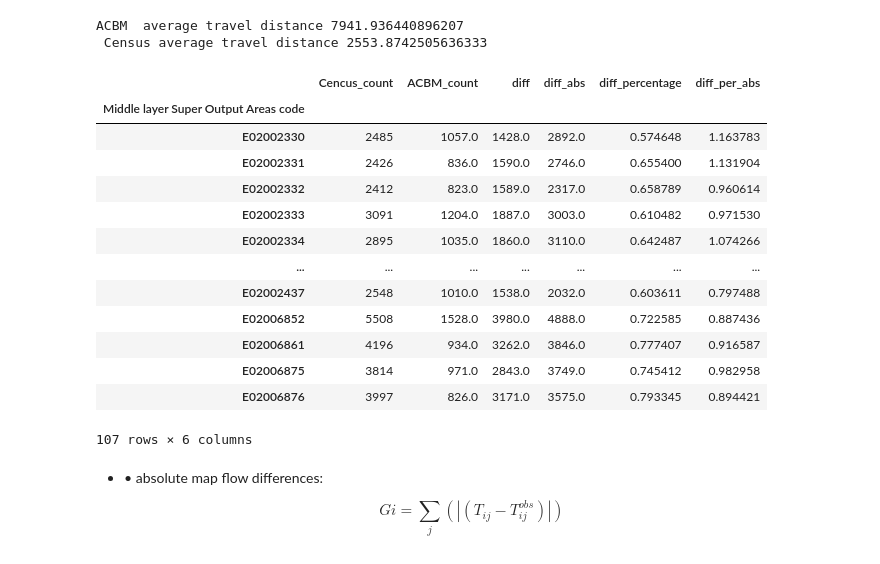
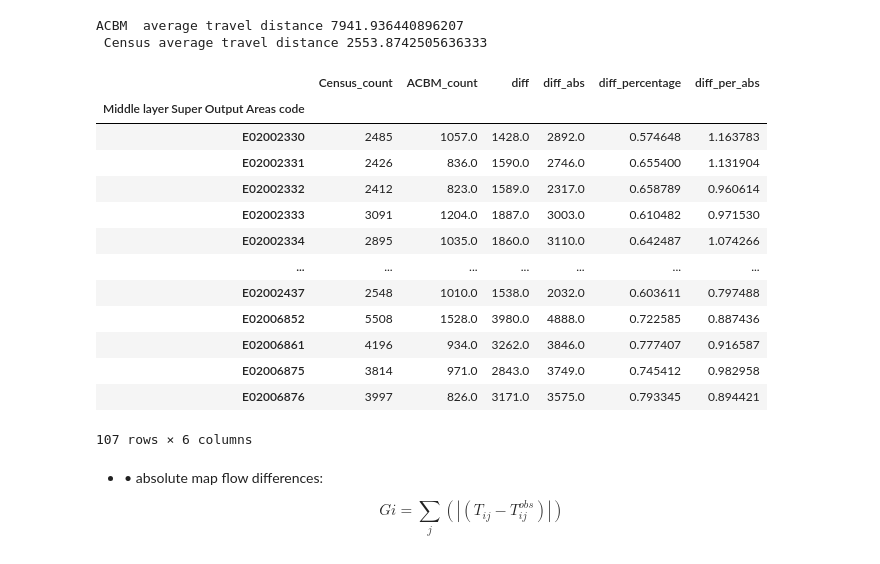
Before and after one commit to Urban-Analytics-Technology-Platform/acbm, a Jupyter notebook: notebooks/Validation_AcBM_with_Census.ipynb, the cells around one changed output. Cells and saved outputs as stored; diff of their text form; code cells hidden in the pictures.

Commit message:
rename&correct typo

```diff
--- a/notebooks/Validation_AcBM_with_Cencus.ipynb
+++ b/notebooks/Validation_AcBM_with_Census.ipynb
@@ -266,9 +281,9 @@ The MAE value is:  2.8038680381288548
 # %%
 # Read the census data at OA level
 
-Cencus21_MSOA = pd.read_csv(Cencus21_MSOA_data_path)
+Census21_MSOA = pd.read_csv(Census21_MSOA_data_path)
 
-Cencus21_MSOA
+Census21_MSOA
 # %% [output]
 |  | Middle layer Super Output Areas code | Middle layer Super Output Areas l... | MSOA of workplace code | MSOA of workplace label | ... |
 | 0 | E02000001 | City of London 001 | -8 | Does not apply | ... |
@@ -284,11 +299,11 @@ Cencus21_MSOA
 | 1856455 | W02000428 | Swansea 032 | W02000428 | Swansea 032 | ... |
 1856456 rows × 7 columns
 # %%
-# Filter the cencus data to case study area
+# Filter the census data to case study area
 
-Cencus21_MSOA_case_study_area = Cencus21_MSOA[Cencus21_MSOA["Middle layer Super Output Areas code"].isin(boundaries["MSOA21CD"].unique())]
-Cencus21_MSOA_case_study_area = Cencus21_MSOA_case_study_area[Cencus21_MSOA_case_study_area["MSOA of workplace code"].isin(boundaries["MSOA21CD"].unique())]
-Cencus21_MSOA_case_study_area
+Census21_MSOA_case_study_area = Census21_MSOA[Census21_MSOA["Middle layer Super Output Areas code"].isin(boundaries["MSOA21CD"].unique())]
+Census21_MSOA_case_study_area = Census21_MSOA_case_study_area[Census21_MSOA_case_study_area["MSOA of workplace code"].isin(boundaries["MSOA21CD"].unique())]
+Census21_MSOA_case_study_area
 # %% [output]
 |  | Middle layer Super Output Areas code | Middle layer Super Output Areas l... | MSOA of workplace code | MSOA of workplace label | ... |
 | 713972 | E02002330 | Leeds 001 | E02002330 | Leeds 001 | ... |
@@ -331,9 +346,9 @@ distances
 # %%
 # combine the cencus data with the ACBM data at MSOA level to compare the difference
 
-Combine_Df_MSOA = pd.merge(Cencus21_MSOA_case_study_area, OD_matrix_acbm_MSOA, left_on= ["Middle layer Super Output Areas code","MSOA of workplace code"], right_on=["ozone_MSOA","dzone_MSOA"], how="left").fillna(0)
+Combine_Df_MSOA = pd.merge(Census21_MSOA_case_study_area, OD_matrix_acbm_MSOA, left_on= ["Middle layer Super Output Areas code","MSOA of workplace code"], right_on=["ozone_MSOA","dzone_MSOA"], how="left").fillna(0)
 Combine_Df_MSOA.drop(columns=['Place of work indicator (4 categories) label',"ozone_MSOA","dzone_MSOA"],inplace=True)
-Combine_Df_MSOA.rename(columns={"Count": "Cencus_count","count": "ACBM_count"},inplace=True)
+Combine_Df_MSOA.rename(columns={"Count": "Census_count","count": "ACBM_count"},inplace=True)
 Combine_Df_MSOA
 # %% [output]
 |  | Middle layer Super Output Areas code | Middle layer Super Output Areas l... | MSOA of workplace code | MSOA of workplace label | ... |
@@ -411,7 +426,7 @@ Combine_Df_MSOA
 | 10402 | E02006876 | Leeds 112 | E02006876 | Leeds 112 | ... |
 10403 rows × 8 columns
 # %%
-Combine_Df_MSOA['diff'] = Combine_Df_MSOA['Cencus_count'] - Combine_Df_MSOA['ACBM_count']
+Combine_Df_MSOA['diff'] = Combine_Df_MSOA['Census_count'] - Combine_Df_MSOA['ACBM_count']
 Combine_Df_MSOA['diff_abs'] = abs(Combine_Df_MSOA['diff'])
 Combine_Df_MSOA
 # %% [output]
@@ -450,15 +465,15 @@ ACBM  average travel distance 7941.936440896207
  Census average travel distance 2553.8742505636333
 # %%
 sum_dj = Combine_Df_MSOA.groupby("Middle layer Super Output Areas code").agg(
-    {"Cencus_count": "sum", "ACBM_count": "sum",'diff': 'sum','diff_abs': 'sum'}
+    {"Census_count": "sum", "ACBM_count": "sum",'diff': 'sum','diff_abs': 'sum'}
 )
-sum_dj["diff_percentage"] = sum_dj["diff"] / sum_dj["Cencus_count"]
-sum_dj["diff_per_abs"] = abs(sum_dj["diff_abs"]) / sum_dj["Cencus_count"]
+sum_dj["diff_percentage"] = sum_dj["diff"] / sum_dj["Census_count"]
+sum_dj["diff_per_abs"] = abs(sum_dj["diff_abs"]) / sum_dj["Census_count"]
 
 
 sum_dj
 # %% [output]
-|  | Cencus_count | ACBM_count | diff | diff_abs | diff_percentage | diff_per_abs |
+|  | Census_count | ACBM_count | diff | diff_abs | diff_percentage | diff_per_abs |
 | Middle layer Super Output Areas code |  |  |  |  |  |  |
 | E02002330 | 2485 | 1057.0 | 1428.0 | 2892.0 | 0.574648 | 1.163783 |
 | E02002331 | 2426 | 836.0 | 1590.0 | 2746.0 | 0.655400 | 1.131904 |
```
Also changed, not shown: parts of 11 cells of this notebook.
